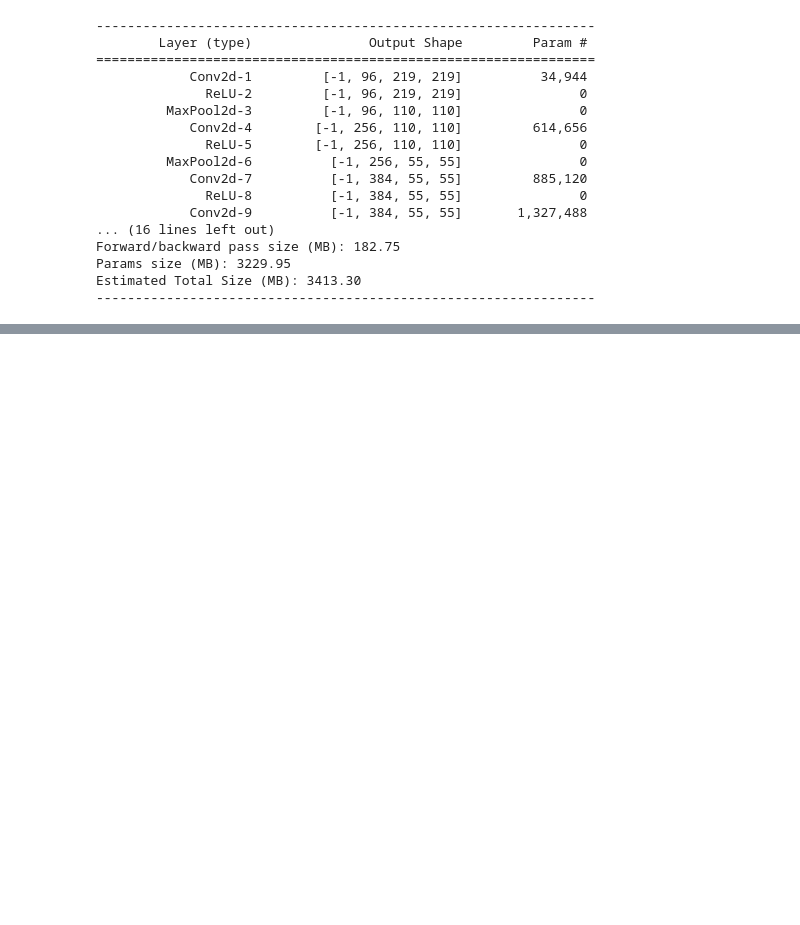
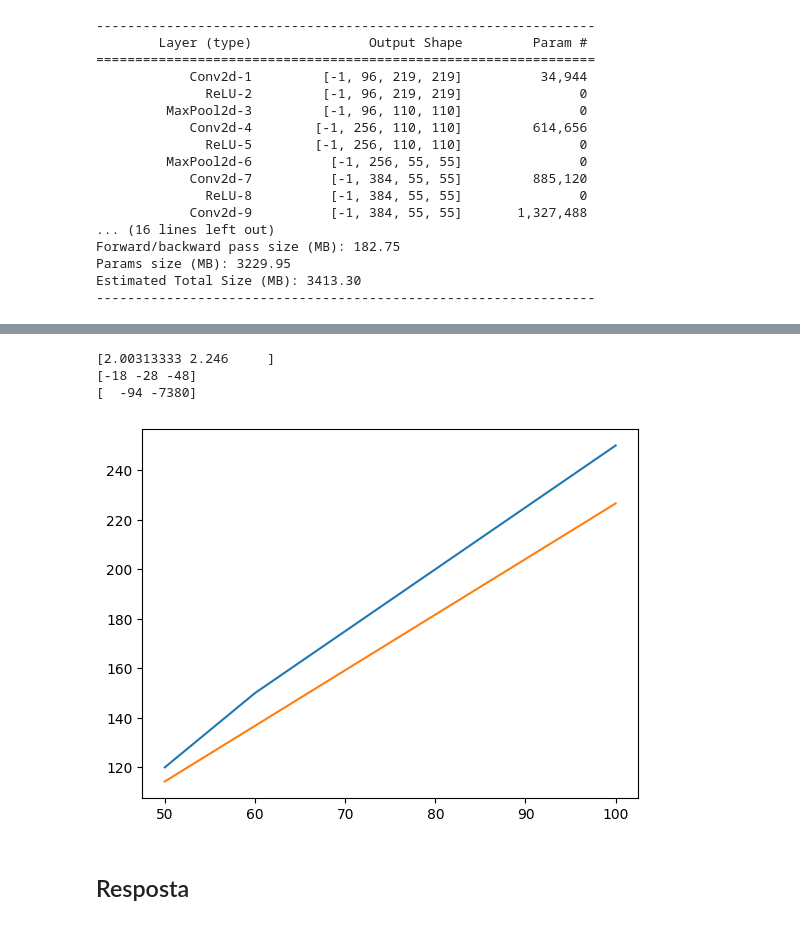
Before and after one commit to guilhermeterenciani/IA, a Jupyter notebook: Lista_01.ipynb, the cells around one changed output, grey strips where cells are left out. Cells and saved outputs as stored; diff of their text form; code cells hidden in the pictures; blank space fills up the shorter version.

```diff
--- a/Lista_01.ipynb
+++ b/Lista_01.ipynb
@@ -318,0 +393,18 @@ Estimated Total Size (MB): 3413.30
+# %%
+alpha = 1*10**-4
+# %%
+theta = theta - (alpha*(y_hat-y)@X)/3
+print(theta)
+print((y_hat-y))
+print((y_hat-y)@X)
+y_hat = X@theta
+plt.plot(X[:,1],y)
+plt.plot(X[:,1],y_hat)
+plt.show()
+# %% [output]
+[2.00313333 2.246     ]
+[-18 -28 -48]
+[  -94 -7380]
+[figure, added]
+# %% [markdown]
+## Resposta
```
Also changed, not shown: parts of 37 cells of this notebook.
